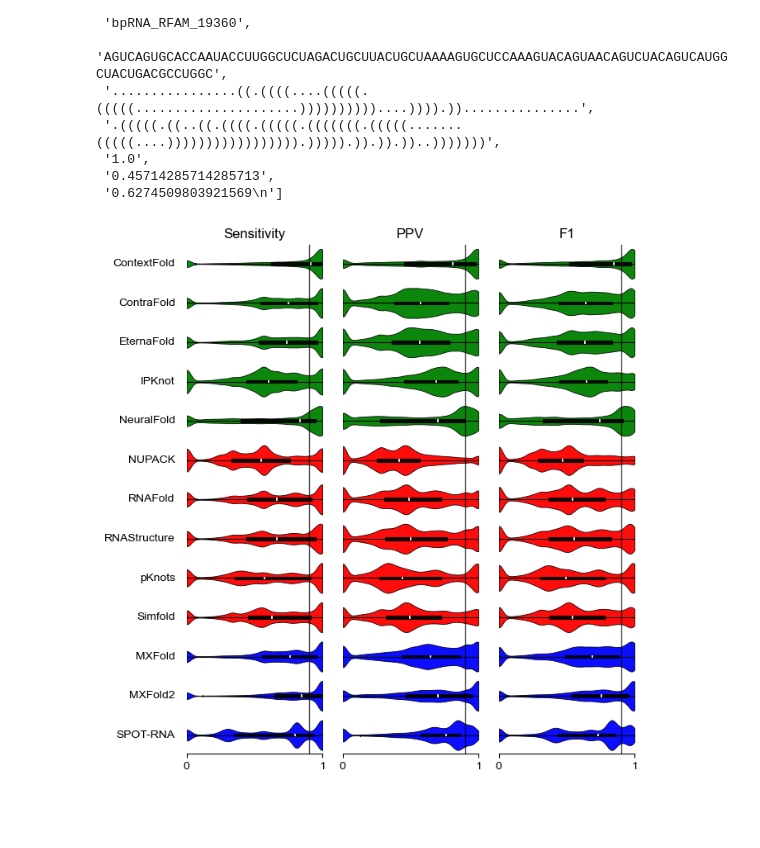
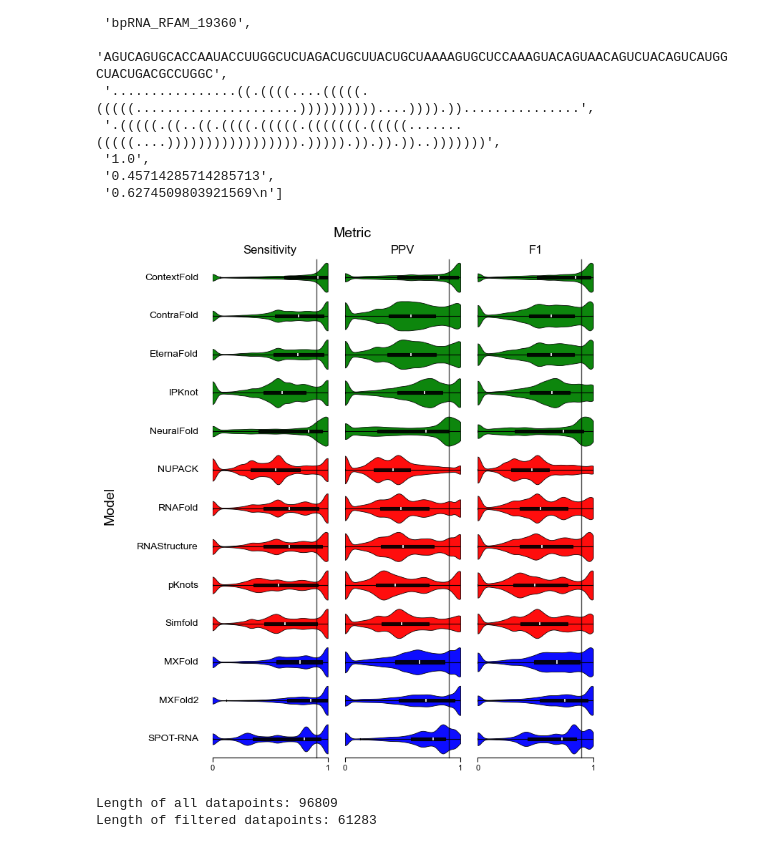
Before and after one commit to erik-whiting/rnass_project_figures, a Jupyter notebook: make_violin_plots_bprna.ipynb, the cells around one changed output. Drawn from its saved outputs; the diff is of its cells as text; code cells hidden in the pictures; blank space fills up the shorter version.

Commit message:
Redo violin and PCA figures

```diff
--- a/make_violin_plots_bprna.ipynb
+++ b/make_violin_plots_bprna.ipynb
@@ -76,12 +76,13 @@ for row_idx, model in enumerate(model_order):
     model_color = du.get_model_color(model)
     plt.rcParams['font.family'] = 'sans-serif'
     plt.rcParams['font.sans-serif'] = 'Arial'
+
     for col_idx, metric in enumerate(metrics_order):
         ax = axes[row_idx, col_idx]
 
         metric_key = m_pretty_key_map[metric]
         values = model_stat_map[model][metric_key]
-        values = [v for v in values if v is not None and not np.isnan(v)]
+        # values = [v for v in values if v is not None and not np.isnan(v)]
 
         violin = ax.violinplot(
             values,
@@ -131,14 +132,23 @@ for row_idx, model in enumerate(model_order):
             violin["cmedians"].set_color("black")
             violin["cmedians"].set_linewidth(1.0)
 
-
         ax.set_xlim(0.0, 1.0)
         ax.set_ylim(-0.5, 0.5)
 
         if row_idx == n_rows - 1:
             ax.set_xticks([0.0, 1.0])
+            ax.set_xticklabels(["0", "1"])
+            ax.tick_params(
+                axis="x",
+                bottom=True,
+                length=4,
+                width=0.8,
+                labelsize=8
+            )
         else:
             ax.set_xticks([])
+            ax.tick_params(axis="x", bottom=False)
+
         ax.set_yticks([])
         ax.grid(axis="y", alpha=0.2, linewidth=0.5)
 
@@ -151,43 +161,77 @@ for row_idx, model in enumerate(model_order):
             ax.spines["bottom"].set_color("black")
 
         if col_idx == 0:
-            ax.set_ylabel(model, rotation=0, ha="right", va="center", labelpad=10)
-
+            ax.set_ylabel(
+                model,
+                rotation=0,
+                ha="right",
+                va="center",
+                labelpad=14
+            )
 
         if row_idx == 0:
             ax.set_title(metric)
 
-# plt.tight_layout()
-plt.subplots_adjust(hspace=0.05, wspace=0.15)
+
+# Figure-level labels
+fig.text(
+    0.5,
+    0.975,
+    "Metric",
+    ha="center",
+    va="center",
+    fontsize=14
+)
+
+fig.text(
+    0.015,
+    0.5,
+    "Model",
+    ha="center",
+    va="center",
+    rotation="vertical",
+    fontsize=14
+)
+
+# Give the model names and the "Model" label enough left margin
+plt.subplots_adjust(
+    left=0.22,
+    right=0.98,
+    top=0.93,
+    bottom=0.06,
+    hspace=0.05,
+    wspace=0.15
+)
 
 fig.canvas.draw()
+
 threshold = 0.9
 
 for col_idx in range(n_cols):
     top_ax = axes[0, col_idx]
     bottom_ax = axes[-1, col_idx]
 
     # Convert x=0.9 from data coordinates to figure coordinates
     x_display = top_ax.transData.transform((threshold, 0))[0]
     x_fig = fig.transFigure.inverted().transform((x_display, 0))[0]
 
     # Get vertical span of the whole column in figure coordinates
     y_bottom = bottom_ax.get_position().y0
     y_top = top_ax.get_position().y1
 
     line = Line2D(
         [x_fig, x_fig],
         [y_bottom, y_top],
         transform=fig.transFigure,
         color="black",
         linewidth=1,
         alpha=0.7,
         zorder=10
     )
 
     fig.add_artist(line)
 
-plt.savefig("bprna_violin_plot.png", dpi=500)
+plt.savefig("bprna_violin_plot.png", dpi=500, bbox_inches="tight")
 plt.show()
 # %% [output]
-[figure, old version]
+[figure, new version]
@@ -193,0 +254,12 @@ plt.show()
+# %%
+eligible_data_points = {}
+for dp, values in dp_model_map.items():
+    if len(values) == len(model_order):
+        eligible_data_points[dp] = values
+
+
+print(f"Length of all datapoints: {len(dp_model_map)}")
+print(f"Length of filtered datapoints: {len(eligible_data_points)}")
+# %% [output]
+Length of all datapoints: 96809
+Length of filtered datapoints: 61283
```
Also changed, not shown: parts of 3 cells of this notebook, 13 other files.
